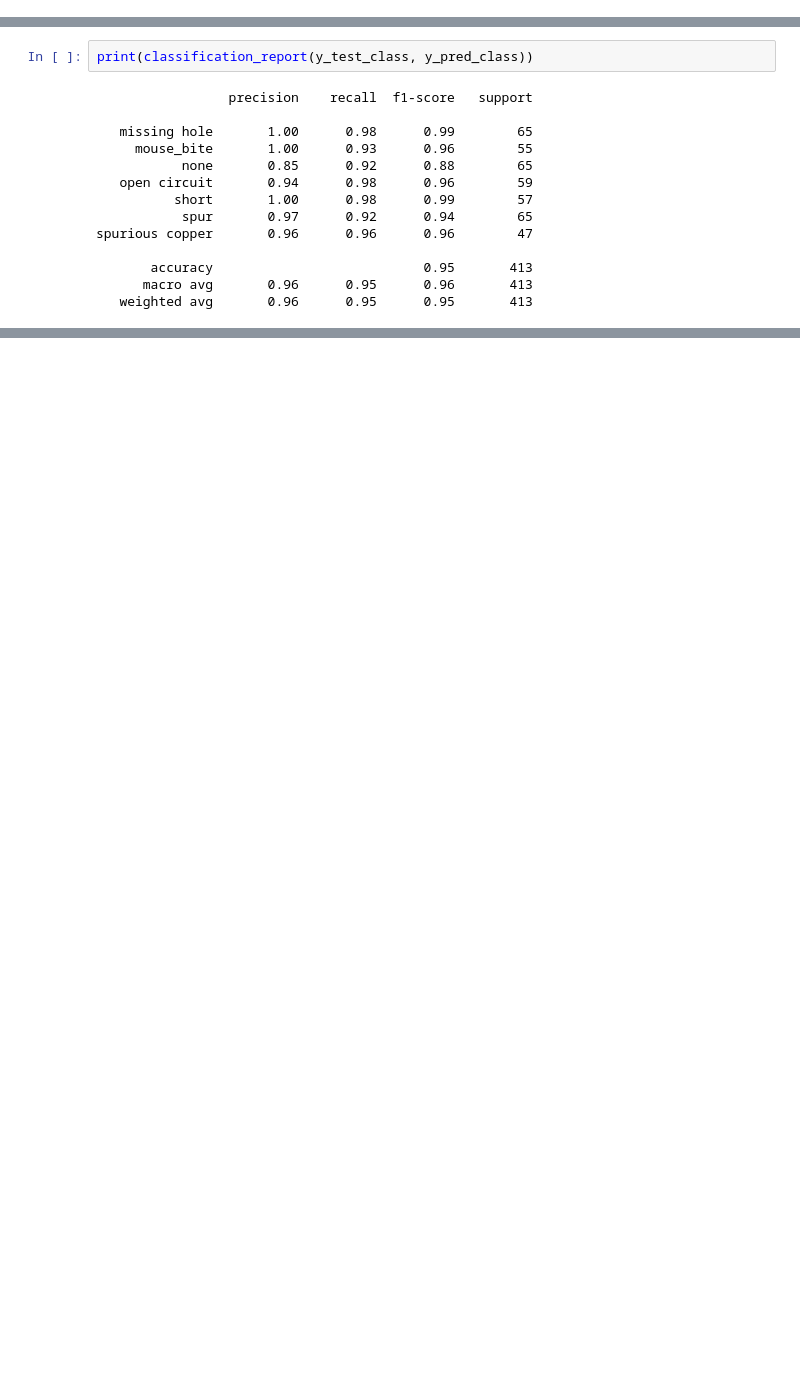
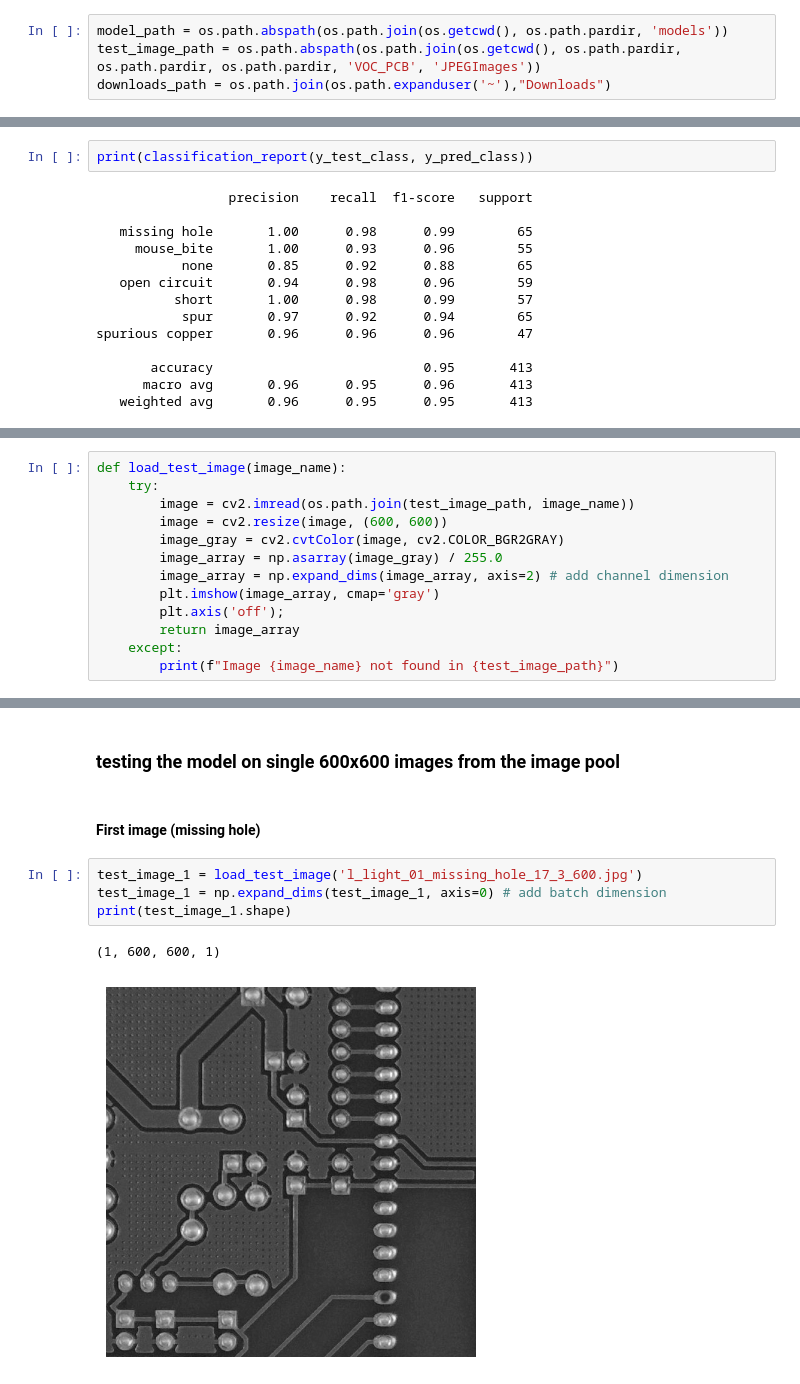
Before and after one commit to taubenus/PCB_Defects_Detection, a Jupyter notebook: notebooks/evaluation/evaluation.ipynb, the cells around one changed output, grey strips where cells are left out. Cells and saved outputs as stored; diff of their text form; blank space fills up the shorter version.

```diff
--- a/notebooks/evaluation/evaluation.ipynb
+++ b/notebooks/evaluation/evaluation.ipynb
@@ -13 +13,5 @@ To enable the following instructions: AVX2 FMA, in other operations, rebuild Ten
+# %%
+model_path = os.path.abspath(os.path.join(os.getcwd(), os.path.pardir, 'models'))
+test_image_path = os.path.abspath(os.path.join(os.getcwd(), os.path.pardir, os.path.pardir, os.path.pardir, 'VOC_PCB', 'JPEGImages'))
+downloads_path = os.path.join(os.path.expanduser('~'),"Downloads")
 # %%
@@ -212,0 +250,13 @@ spurious copper       0.96      0.96      0.96        47
+# %%
+def load_test_image(image_name):
+    try:
+        image = cv2.imread(os.path.join(test_image_path, image_name))
+        image = cv2.resize(image, (600, 600))
+        image_gray = cv2.cvtColor(image, cv2.COLOR_BGR2GRAY)
+        image_array = np.asarray(image_gray) / 255.0
+        image_array = np.expand_dims(image_array, axis=2) # add channel dimension
+        plt.imshow(image_array, cmap='gray')
+        plt.axis('off');
+        return image_array
+    except:
+        print(f"Image {image_name} not found in {test_image_path}")
@@ -212,0 +275,11 @@ spurious copper       0.96      0.96      0.96        47
+# %% [markdown]
+### testing the model on single 600x600 images from the image pool
+# %% [markdown]
+#### First image (missing hole)
+# %%
+test_image_1 = load_test_image('l_light_01_missing_hole_17_3_600.jpg')
+test_image_1 = np.expand_dims(test_image_1, axis=0) # add batch dimension
+print(test_image_1.shape)
+# %% [output]
+(1, 600, 600, 1)
+[figure, added]
```
Also changed, not shown: parts of 25 cells of this notebook, 1 other file.
